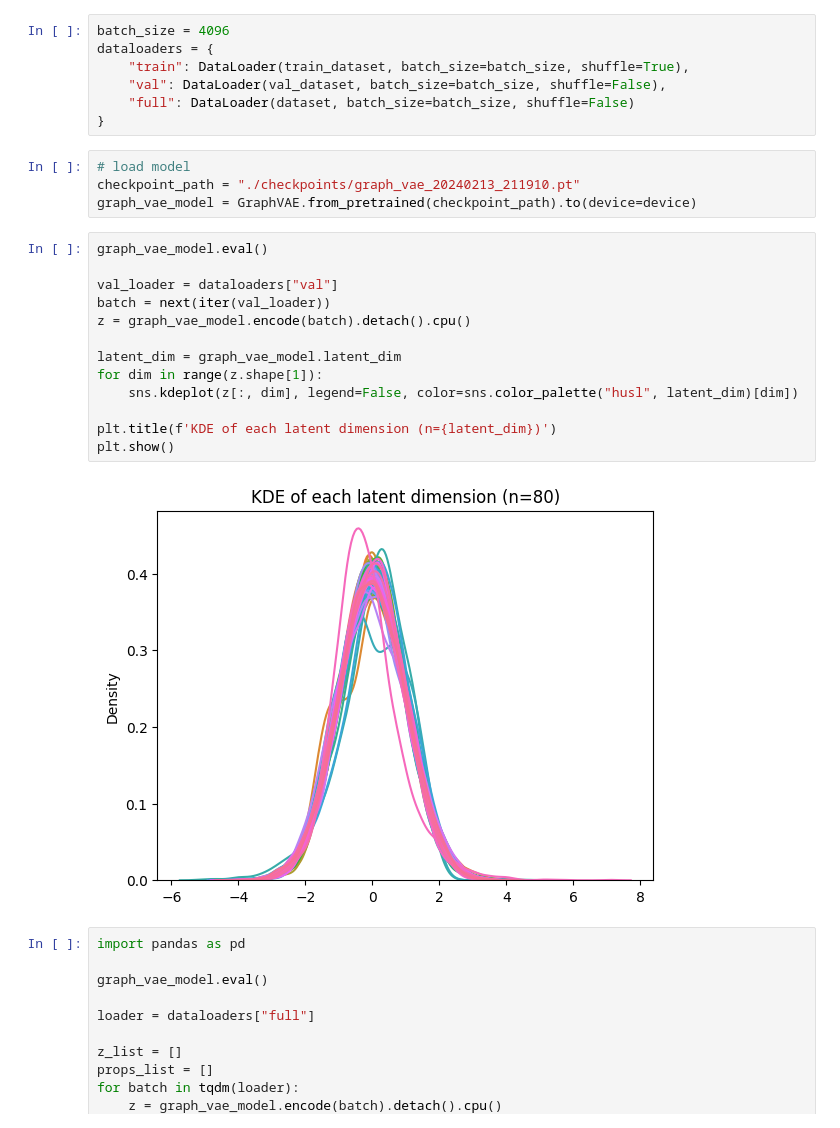
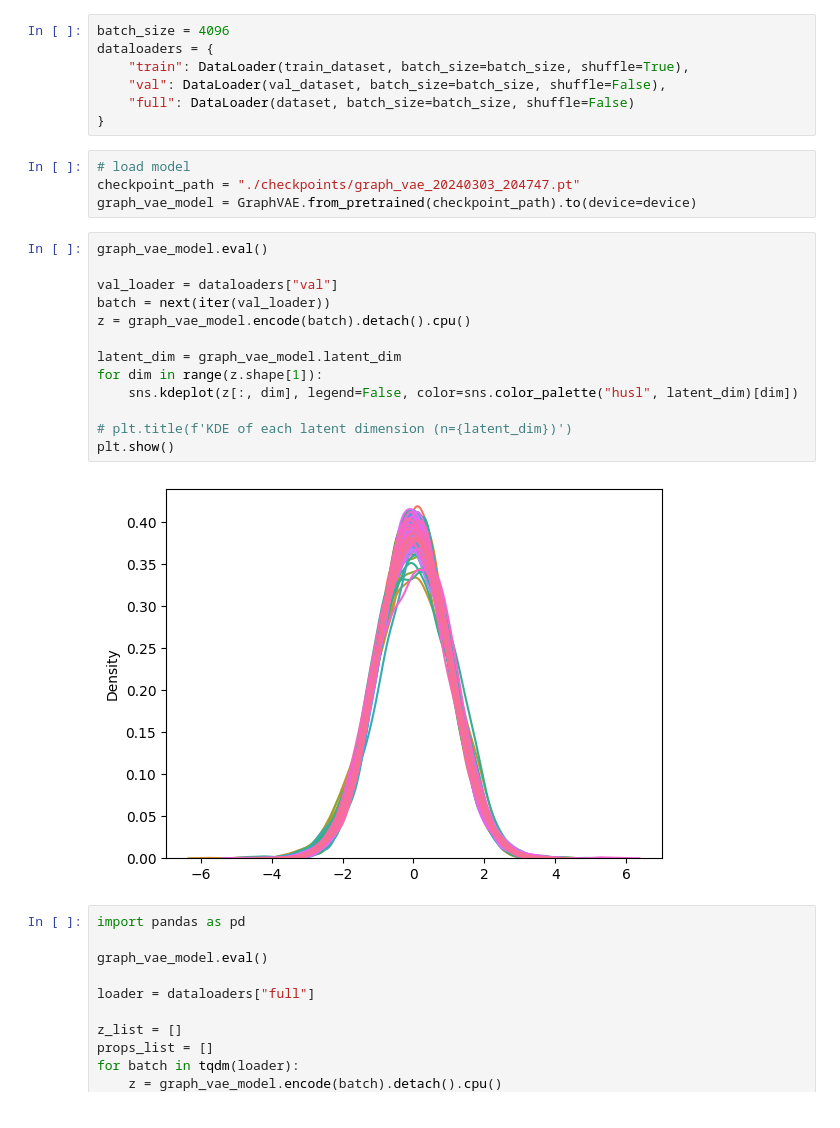
Before and after one commit to pkmtum/Molecular_Generative_Modeling, a Jupyter notebook: source/graph_vae.ipynb, the cells around one changed output. Drawn from its saved outputs; the diff is of its cells as text.

```diff
--- a/source/graph_vae.ipynb
+++ b/source/graph_vae.ipynb
@@ -56,23 +56,23 @@ dataloaders = {
 }
 # %%
 # load model
-checkpoint_path = "./checkpoints/graph_vae_20240213_211910.pt"
+checkpoint_path = "./checkpoints/graph_vae_20240303_204747.pt"
 graph_vae_model = GraphVAE.from_pretrained(checkpoint_path).to(device=device)
 # %%
 graph_vae_model.eval()
 
 val_loader = dataloaders["val"]
 batch = next(iter(val_loader))
 z = graph_vae_model.encode(batch).detach().cpu()
 
 latent_dim = graph_vae_model.latent_dim
 for dim in range(z.shape[1]):
     sns.kdeplot(z[:, dim], legend=False, color=sns.color_palette("husl", latent_dim)[dim])
 
-plt.title(f'KDE of each latent dimension (n={latent_dim})')
+# plt.title(f'KDE of each latent dimension (n={latent_dim})')
 plt.show()
 # %% [output]
-[figure, old version]
+[figure, new version]
 # %%
 import pandas as pd
 
```
Also changed, not shown: parts of 1 cell of this notebook, 4 other files.
